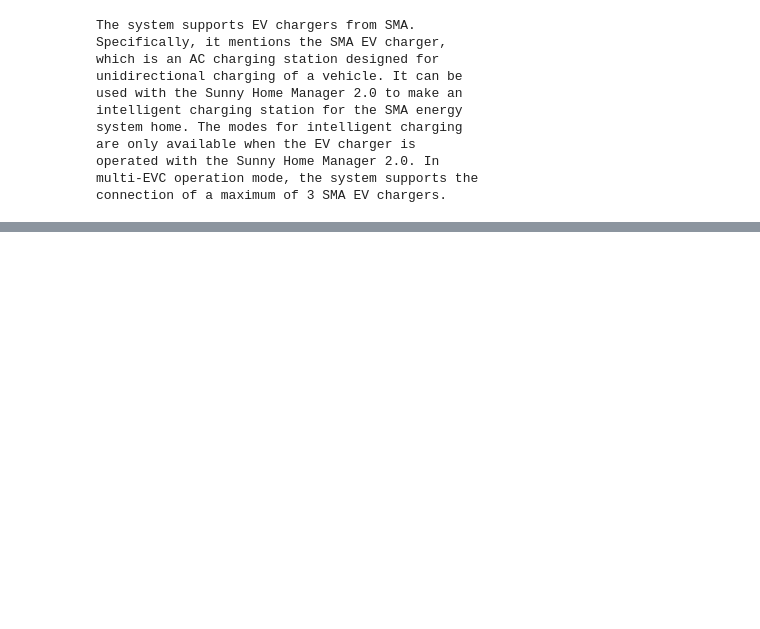
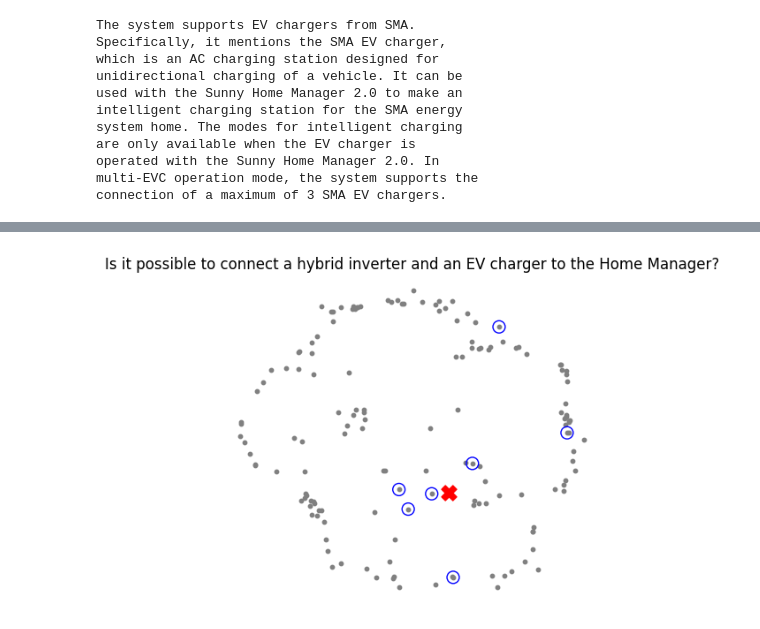
Before and after one commit to tkra90/nlp, a Jupyter notebook: notebooks/03-Chroma+RAG.ipynb, the cells around one changed output, grey strips where cells are left out. Cells and saved outputs as stored; diff of their text form; code cells hidden in the pictures; blank space fills up the shorter version.

```diff
--- a/notebooks/03-Chroma+RAG.ipynb
+++ b/notebooks/03-Chroma+RAG.ipynb
@@ -236,0 +351,4 @@ connection of a maximum of 3 SMA EV chargers.
+# %%
+query2 = "Is it possible to connect a hybrid inverter and an EV charger to the Home Manager?"
+
+results = query_chroma_collection(query2, chroma_collection, 7)
@@ -236,0 +375,19 @@ connection of a maximum of 3 SMA EV chargers.
+# %%
+query_embedding = embedding_fun([query2])[0]
+resulting_embeddings = results['embeddings'][0]
+
+projected_q_emb = get_2d_projections([query_embedding], umap_transformer)
+projected_resulting_emb = get_2d_projections(resulting_embeddings, umap_transformer)
+# %%
+# Plot query and retrieved documents
+
+plt.figure()
+plt.scatter(projected_embeddings[:, 0], projected_embeddings[:, 1], s=10, color='gray')
+plt.scatter(projected_q_emb[:, 0], projected_q_emb[:, 1], s=150, marker='X', color='r')
+plt.scatter(projected_resulting_emb[:, 0], projected_resulting_emb[:, 1], s=100, facecolors='none', edgecolors='b')
+
+plt.gca().set_aspect('equal', 'datalim')
+plt.title(f'{query2}')
+plt.axis('off');
+# %% [output]
+[figure, added]
```
Also changed, not shown: parts of 17 cells of this notebook.
